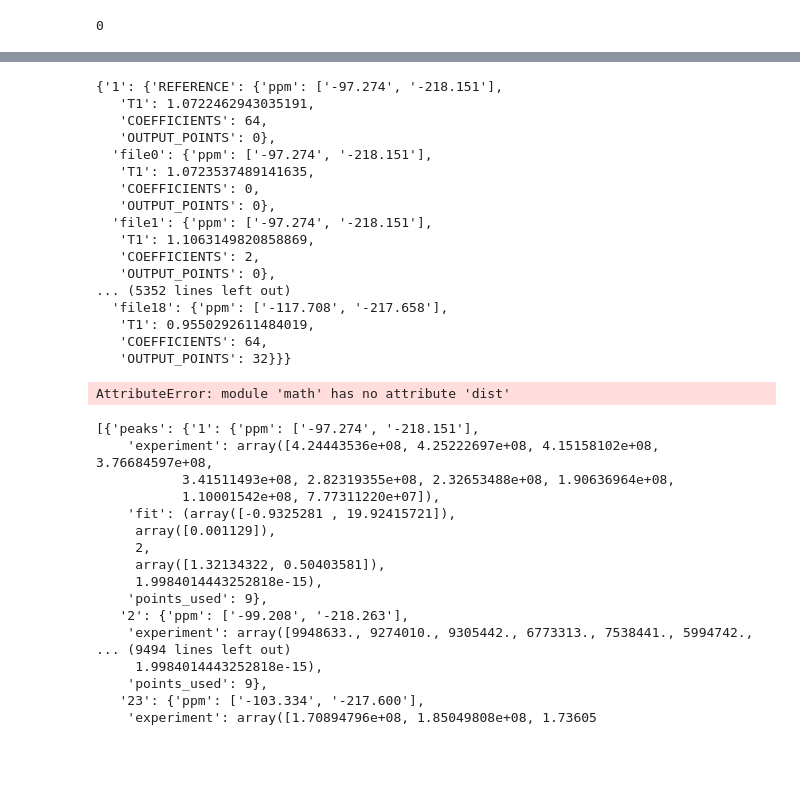
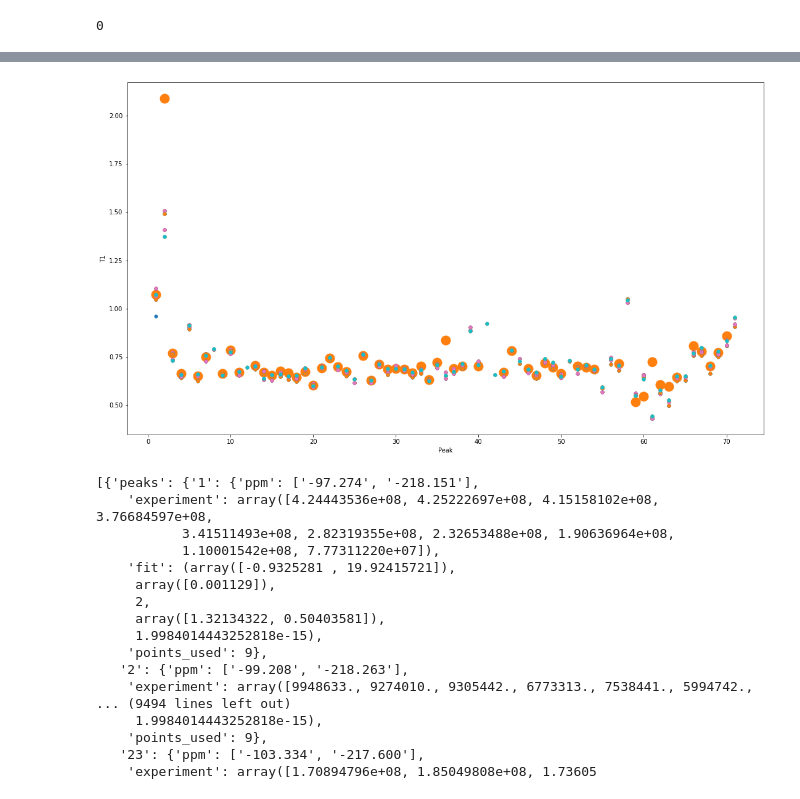
Before and after one commit to nencini/COR15A_Tobi, a Jupyter notebook: Analysis/T1_T2_hetNOE.ipynb, the cells around one changed output, grey strips where cells are left out. Drawn from its saved outputs; the diff is of its cells as text; code cells hidden in the pictures; blank space fills up the shorter version.

```diff
--- a/Analysis/T1_T2_hetNOE.ipynb
+++ b/Analysis/T1_T2_hetNOE.ipynb
@@ -57,20 +57,0 @@ results
-# %%
-ERT.compare_spectra(*results)
-# %% [output]
-{'1': {'REFERENCE': {'ppm': ['-97.274', '-218.151'],
-   'T1': 1.0722462943035191,
-   'COEFFICIENTS': 64,
-   'OUTPUT_POINTS': 0},
-  'file0': {'ppm': ['-97.274', '-218.151'],
-   'T1': 1.0723537489141635,
-   'COEFFICIENTS': 0,
-   'OUTPUT_POINTS': 0},
-  'file1': {'ppm': ['-97.274', '-218.151'],
-   'T1': 1.1063149820858869,
-   'COEFFICIENTS': 2,
-   'OUTPUT_POINTS': 0},
-... (5352 lines left out)
-  'file18': {'ppm': ['-117.708', '-217.658'],
-   'T1': 0.9550292611484019,
-   'COEFFICIENTS': 64,
-   'OUTPUT_POINTS': 32}}}
@@ -172,4 +57,0 @@ jeKrasneNaSvete=[res1,res2]
-# %%
-compare_spectra(*jeKrasneNaSvete)
-# %% [output]
-AttributeError: module 'math' has no attribute 'dist'
@@ -239,0 +58,6 @@ def compare_spectra(*files):
+# %%
+comparison=ERT.compare_spectra(*results)
+#print(ERT.compare_spectra(*results))
+plot_data(comparison,coeffs,outputs)
+# %% [output]
+[figure, added]
```
Also changed, not shown: parts of 11 cells of this notebook, 1 other file.
